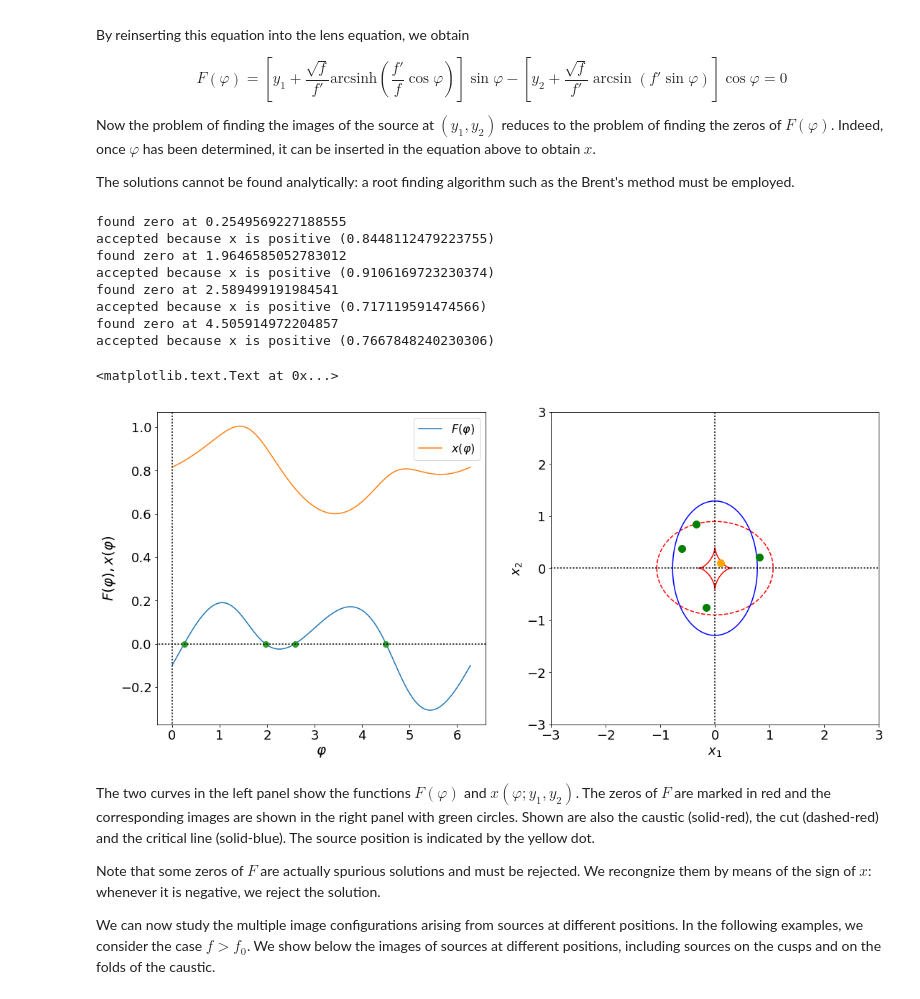
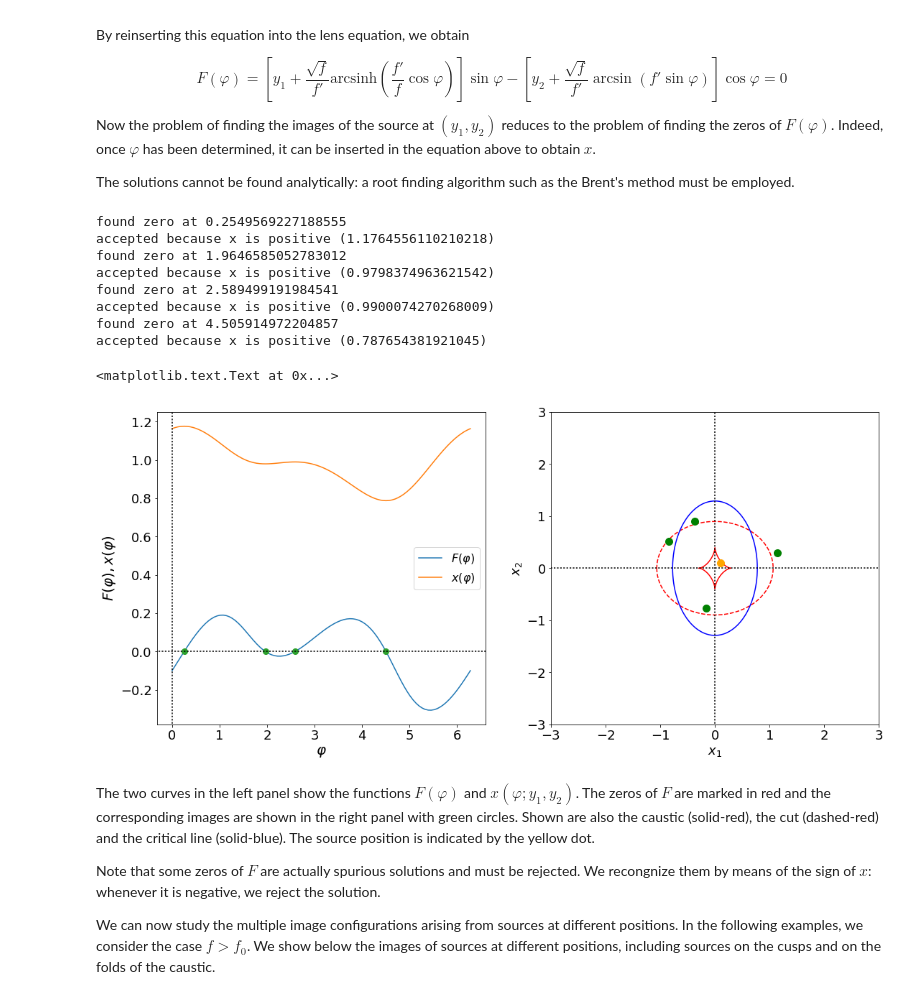
Before and after one commit to maxmen/ScuolaMilano, a Jupyter notebook: SLtutorial.ipynb, the cells around one changed output. Saved outputs shown, nothing was run; the diff lists cells and outputs as text; code cells hidden in the pictures.

```diff
--- a/SLtutorial.ipynb
+++ b/SLtutorial.ipynb
@@ -597,9 +599,12 @@ class sie_lens(object):
         return(ka)
 
     def psi_tilde(self,phi):
-        fp=np.sqrt(1.0-self.f**2)
-        return np.sqrt(self.f)/fp*(np.sin(phi)*np.arcsin(fp*np.sin(phi))+
-                                   np.cos(phi)*np.arcsinh(fp/f*np.cos(phi)))
+        if (self.f < 1.0):
+            fp=np.sqrt(1.0-self.f**2)
+            return np.sqrt(self.f)/fp*(np.sin(phi)*np.arcsin(fp*np.sin(phi))+
+                                       np.cos(phi)*np.arcsinh(fp/f*np.cos(phi)))
+        else:
+            return(1.0)
 
     def psi(self,x,phi):
         psi=x*self.psi_tilde(phi)
@@ -743,14 +748,14 @@ xmin=-2
 xmax=2
 ymin=-2
 ymax=2
-npix=512
+npix=1024
 
 xk=np.linspace(xmin,xmax,npix)
 yk=np.linspace(ymin,ymax,npix)
 
 fig,ax=plt.subplots(1,2,figsize=(18,8))
 
-sie=sie_lens(co,f=0.6)
+sie=sie_lens(co,f=f)
 kappa=sie.kappa_map(xk,yk)
 ax[0].imshow(kappa,norm=LogNorm(),origin='low',extent=[xmin,xmax,ymin,ymax])
 cs=ax[0].contour(kappa,levels=[0.1,0.3,0.5,0.7,0.9,1.1],extent=[xmin,xmax,ymin,ymax])
@@ -1055,46 +1060,47 @@ import math
 
 fig,ax=plt.subplots(1,2,figsize=(18,8))
 
+f=0.6
 y1=0.1
 y2=0.1
-sie=sie_lens(co,f=0.6)
+sie=sie_lens(co,f=f)
 x,phi=sie.phi_ima(y1,y2)
 
 x1_ima=x*np.cos(phi)
 x2_ima=x*np.sin(phi)
 
 y1_cut,y2_cut=sie.cut()
 y1_cau,y2_cau=sie.tan_caustic()
 x1_cc,x2_cc=sie.tan_cc()
 
 ax[1].set_xlim([-3,3])
 ax[1].set_ylim([-3,3])
 ax[1].plot(y1_cut,y2_cut,'--',color='red')
 ax[1].plot(y1_cau,y2_cau,'-',color='red')
 ax[1].plot(x1_cc,x2_cc,'-',color='blue')
 showaxes(ax[0])
 showaxes(ax[1])
 
 ax[1].plot(y1,y2,'o',markersize=10,color='orange')
 ax[1].plot(x1_ima,x2_ima,'o',markersize=10,color='green')
 
 for i in range(2):
     ax[i].xaxis.set_tick_params(labelsize=18)
     ax[i].yaxis.set_tick_params(labelsize=18)
 
 ax[1].set_xlabel('$x_1$',fontsize=18)
 ax[1].set_ylabel('$x_2$',fontsize=18)
 # %% [output]
 found zero at 0.2549569227188555
-accepted because x is positive (0.8448112479223755)
+accepted because x is positive (1.1764556110210218)
 found zero at 1.9646585052783012
-accepted because x is positive (0.9106169723230374)
+accepted because x is positive (0.9798374963621542)
 found zero at 2.589499191984541
-accepted because x is positive (0.717119591474566)
+accepted because x is positive (0.9900074270268009)
 found zero at 4.505914972204857
-accepted because x is positive (0.7667848240230306)
+accepted because x is positive (0.787654381921045)
 <matplotlib.text.Text at 0x...>
-[figure, old version]
+[figure, new version]
 # %% [markdown]
 The two curves in the left panel show the functions $F(\varphi)$ and $x(\varphi;y_1,y_2)$. The zeros of $F$ are marked in red and the corresponding images are shown in the right panel with green circles. Shown are also the caustic (solid-red), the cut (dashed-red) and the critical line (solid-blue). The source position is indicated by the yellow dot.
 
```
Also changed, not shown: parts of 2 cells of this notebook.
